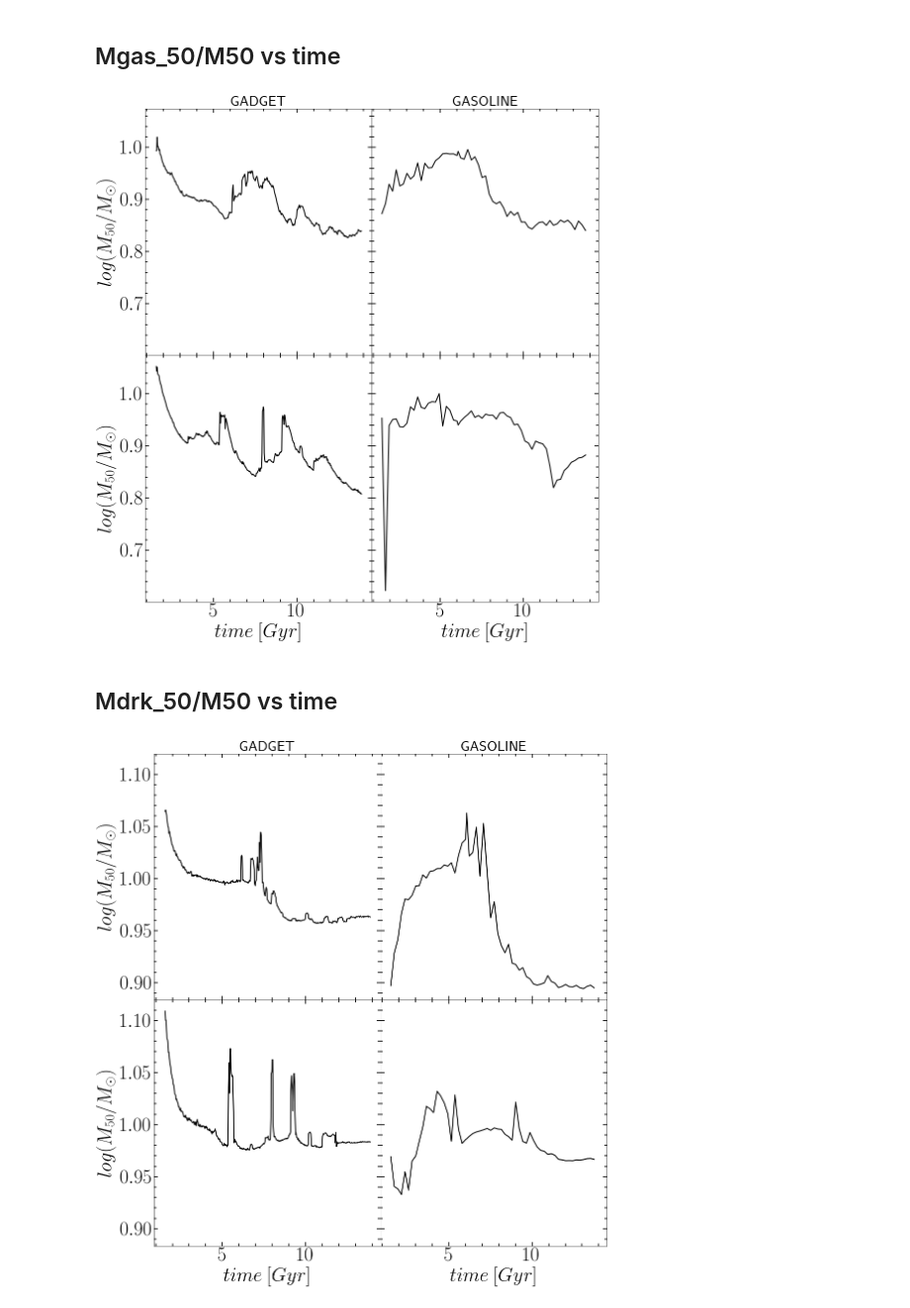
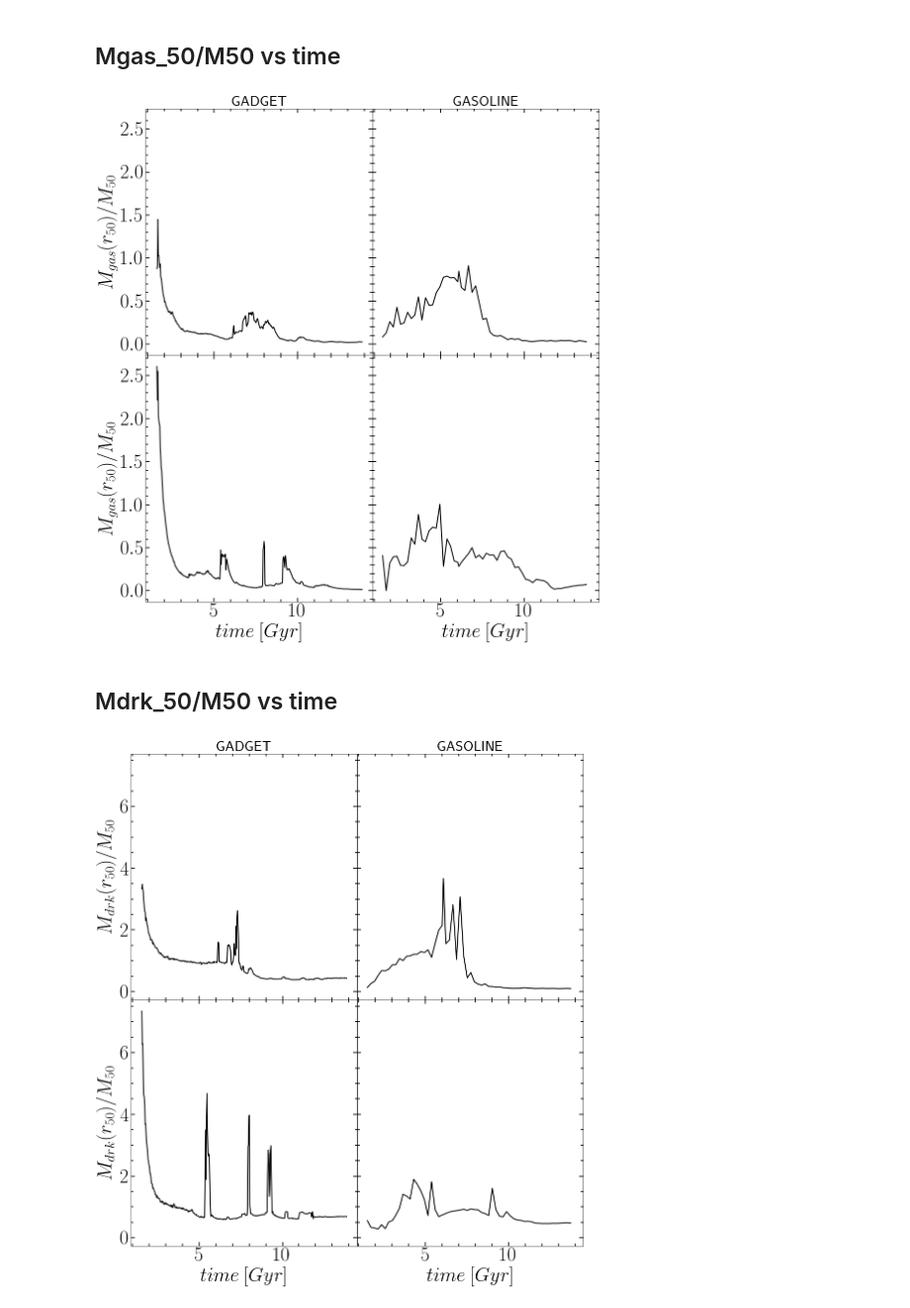
Before and after one commit to ornemarioni/Barras_GdGs, a Jupyter notebook: Barras_Gd/programs/inestabilidad_simulaciones.ipynb, the cells around one changed output. Shown at 99% size. Cells and saved outputs as stored; diff of their text form; code cells hidden in the pictures.

```diff
--- a/Barras_Gd/programs/inestabilidad_simulaciones.ipynb
+++ b/Barras_Gd/programs/inestabilidad_simulaciones.ipynb
@@ -517,10 +517,6 @@ plt.show()
 #-----grafico-----------
 # fig=plt.figure(1,figsize=(16,16))
 # fig.subplots_adjust(bottom=0.08, left =0.2, right = 0.92, top = 0.95, wspace=0., hspace= -0.3)
-from __future__ import unicode_literals
-
-matplotlib.rcParams['text.usetex'] = True
-matplotlib.rcParams['text.latex.unicode'] = True
 import matplotlib.patches as patches
 from matplotlib.colors import LogNorm
 
@@ -532,13 +528,14 @@ fig.subplots_adjust(bottom=0.08, left =0.1, right = 0.90, top = 0.95, wspace=0,
 
 
 # ax[0,0].plot(bines, np.log10(density_M31gd*1e10),'-', lw=2, color = 'k')
-ax[0,0].plot(time_M31gd, Mgal_M31gd,'-', lw=2, color = 'k')
+ax[0,0].plot(time_M31gd, np.log10(Mgal_M31gd),'-', lw=2, color = 'k')
 ax[0,0].set_xlim(2,14)
 ax[0,0].set_xticks([2,4,6,8,10,12,14])
 ax[0,0].set_xticklabels([])
 ax[0,0].set_ylim(8.5,10.5)
 ax[0,0].set_yticks([8.5,9.,9.5,10.,10.5])
 ax[0,0].set_yticklabels([8.5,9.,9.5,10.,10.5])
+# ax[0,0].set_yscale('log')
 ax[0,0].set_ylabel(r'$log(M_{gal}/M_{\odot})$',fontsize=40)
 ax[0,0].minorticks_on()
 ax[0,0].tick_params( labelsize=40)
@@ -550,7 +547,7 @@ ax[0,0].set_title('GADGET', loc='center', fontsize=30)
 
 #---------------------------------
 
-ax[0,1].plot(time_M31gs, Mgal_M31gs,'-', lw=2, color = 'k')
+ax[0,1].plot(time_M31gs, np.log10(Mgal_M31gs),'-', lw=2, color = 'k')
 ax[0,1].set_xlim(2,14)
 ax[0,1].set_xticks([2,4,6,8,10,12,14])
 ax[0,1].set_xticklabels([])
@@ -566,7 +563,7 @@ ax[0,1].set_title('GASOLINE', loc='center', fontsize=30)
 
 #---------------------------------
 
-ax[1,0].plot(time_MWgd, Mgal_MWgd,'-', lw=2, color = 'k')
+ax[1,0].plot(time_MWgd, np.log10(Mgal_MWgd),'-', lw=2, color = 'k')
 ax[1,0].set_xlim(2,14)
 ax[1,0].set_xticks([2,4,6,8,10,12])
 ax[1,0].set_xticklabels([2,4,6,8,10,12])
@@ -584,7 +581,7 @@ ax[1,0].tick_params('both', length=8, width=1.8,which='major', direction='in', r
 
 #---------------------------------
 
-ax[1,1].plot(time_MWgs, Mgal_MWgs,'-', lw=2, color = 'k')
+ax[1,1].plot(time_MWgs, np.log10(Mgal_MWgs),'-', lw=2, color = 'k')
 ax[1,1].set_xlim(2,14)
 ax[1,1].set_xticks([2,4,6,8,10,12,14])
 ax[1,1].set_xticklabels([2,4,6,8,10,12,14])
@@ -821,7 +818,7 @@ ax[0,0].plot(time_M31gd, Mg50_M31gd/M50_M31gd,'-', lw=2, color = 'k')
 # ax[0,0].set_ylim(8,10)
 # ax[0,0].set_yticks([8.,8.5,9.,9.5,10.])
 # ax[0,0].set_yticklabels([8.,8.5,9.,9.5,10.])
-ax[0,0].set_ylabel(r'$log(M_{50}/M_{\odot})$',fontsize=40)
+ax[0,0].set_ylabel(r'$M_{gas}(r_{50})/M_{50}$',fontsize=40)
 ax[0,0].minorticks_on()
 ax[0,0].tick_params( labelsize=40)
 ax[0,0].tick_params('both', length=5, width=1.8,which='minor', direction='in', right='on',top='on')
@@ -856,7 +853,7 @@ ax[1,0].plot(time_MWgd, Mg50_MWgd/M50_MWgd,'-', lw=2, color = 'k')
 # ax[1,0].set_yticks([8.,8.5,9.,9.5,10.])
 # ax[1,0].set_yticklabels([8.,8.5,9.,9.5])
 ax[1,0].set_xlabel(r'$time \: [Gyr]$', fontsize=40)
-ax[1,0].set_ylabel(r'$log(M_{50}/M_{\odot})$',fontsize=40)
+ax[1,0].set_ylabel(r'$M_{gas}(r_{50})/M_{50}$',fontsize=40)
 # ax[1,0].set_yscale('log')
 ax[1,0].minorticks_on()
 ax[1,0].tick_params( labelsize=40)
@@ -886,7 +883,7 @@ ax[1,1].tick_params('both', length=8, width=1.8,which='major', direction='in', r
 fig.savefig('/home/omarioni/Barras_GdGs/Barras_Gd/_imagenes/Mgas50_time.pdf', dpi = 100, xxbox_inches='tight')
 plt.show()
 # %% [output]
-[figure, old version]
+[figure, new version]
 # %% [markdown]
 ## Mdrk_50/M50 vs time
 # %%
@@ -915,7 +912,7 @@ ax[0,0].plot(time_M31gd, Mdm50_M31gd/M50_M31gd,'-', lw=2, color = 'k')
 # ax[0,0].set_ylim(8,10)
 # ax[0,0].set_yticks([8.,8.5,9.,9.5,10.])
 # ax[0,0].set_yticklabels([8.,8.5,9.,9.5,10.])
-ax[0,0].set_ylabel(r'$log(M_{50}/M_{\odot})$',fontsize=40)
+ax[0,0].set_ylabel(r'$M_{drk}(r_{50})/M_{50}$',fontsize=40)
 ax[0,0].minorticks_on()
 ax[0,0].tick_params( labelsize=40)
 ax[0,0].tick_params('both', length=5, width=1.8,which='minor', direction='in', right='on',top='on')
@@ -950,35 +947,35 @@ ax[1,0].plot(time_MWgd, Mdm50_MWgd/M50_MWgd,'-', lw=2, color = 'k')
 # ax[1,0].set_yticks([8.,8.5,9.,9.5,10.])
 # ax[1,0].set_yticklabels([8.,8.5,9.,9.5])
 ax[1,0].set_xlabel(r'$time \: [Gyr]$', fontsize=40)
-ax[1,0].set_ylabel(r'$log(M_{50}/M_{\odot})$',fontsize=40)
+ax[1,0].set_ylabel(r'$M_{drk}(r_{50})/M_{50}$',fontsize=40)
 # ax[1,0].set_yscale('log')
 ax[1,0].minorticks_on()
 ax[1,0].tick_params( labelsize=40)
 ax[1,0].tick_params('both', length=5, width=1.8,which='minor', direction='in', right='on',top='on')
 ax[1,0].tick_params('both', length=8, width=1.8,which='major', direction='in', right='on',top='on')
 # ax[1,0].text(4, 9.75,'B', fontsize=30, color='k', ha='center', va='center')
 
 #---------------------------------
 
 ax[1,1].plot(time_MWgs, Mdm50_MWgs/M50_MWgs,'-', lw=2, color = 'k')
 # ax[1,1].set_xlim(2,14)
 # ax[1,1].set_xticks([2,4,6,8,10,12,14])
 # ax[1,1].set_xticklabels([2,4,6,8,10,12,14])
 # ax[1,1].set_ylim(8,10)
 # ax[1,1].set_yticks([8.,8.5,9.,9.5])
 # ax[1,1].set_yticklabels([])
 ax[1,1].set_xlabel(r'$time \: [Gyr]$', fontsize=40)
 ax[1,1].minorticks_on()
 ax[1,1].tick_params( labelsize=40)
 ax[1,1].tick_params('both', length=5, width=1.8,which='minor', direction='in', right='on',top='on')
 ax[1,1].tick_params('both', length=8, width=1.8,which='major', direction='in', right='on',top='on')
 # ax[1,1].text(4, 9.75,'B', fontsize=30, color='k', ha='center', va='center')
 # ax[1,1].plot(0,0,'k+', markersize=20, color='k')
 
 
 # fig.savefig('/home/ornela/overleaf/13216980csjxswjndpmj/Barras.pdf', dpi = 100, xxbox_inches='tight')
 fig.savefig('/home/omarioni/Barras_GdGs/Barras_Gd/_imagenes/Mdrk50_time.pdf', dpi = 100, xxbox_inches='tight')
 plt.show()
 # %% [output]
-[figure, old version]
+[figure, new version]
 # %%
```
Also changed, not shown: parts of 5 cells of this notebook, 3 other files.
